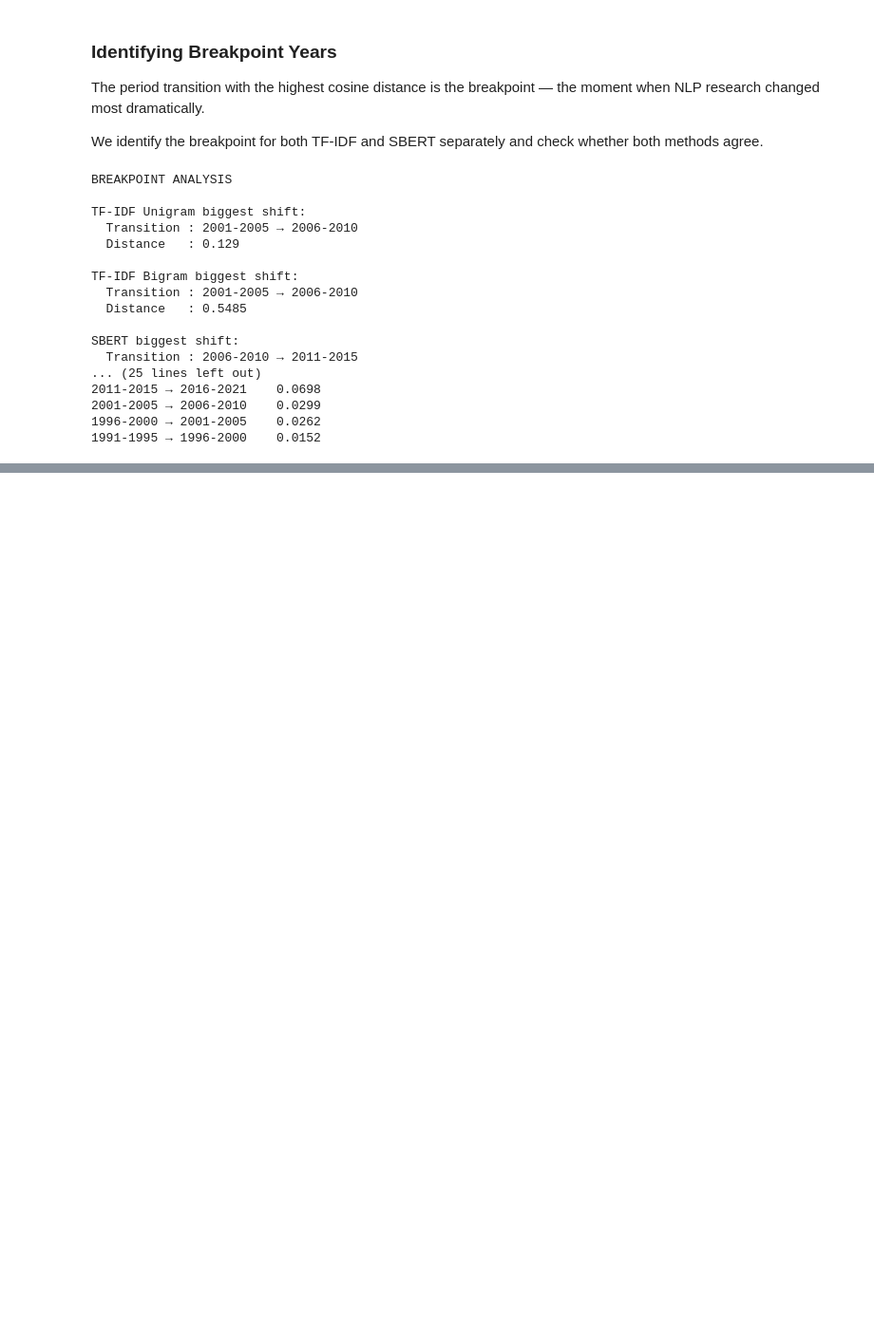
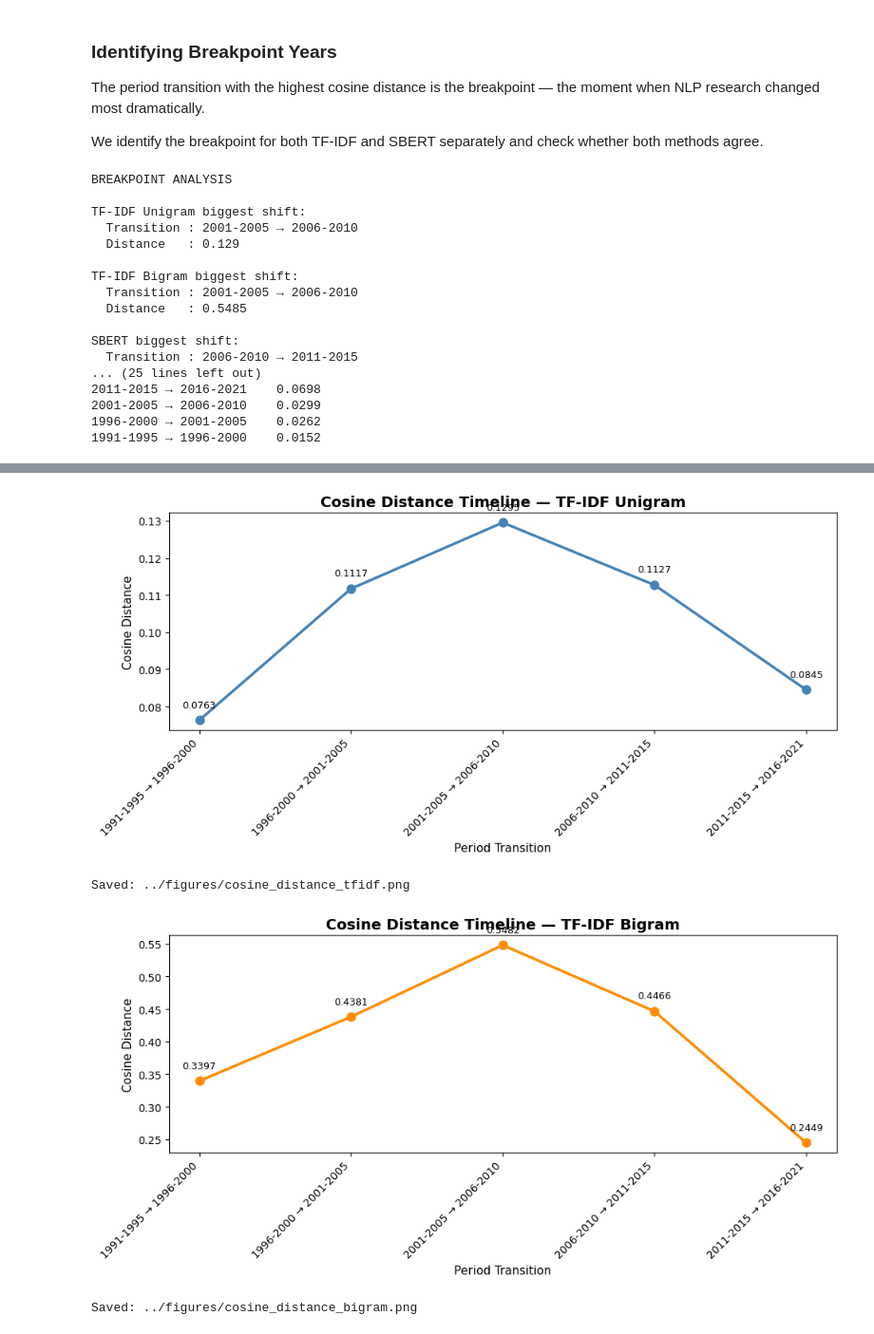
Before and after one commit to guruanand20/nlp-corpus-analysis, a Jupyter notebook: notebooks/NB02.ipynb, the cells around one changed output, grey strips where cells are left out. Shown at 95% size. Drawn from its saved outputs; the diff is of its cells as text; code cells hidden in the pictures; blank space fills up the shorter version.

Commit message:
Update nb02 with updated sbert matrix and added LDA matrix comparision

```diff
--- a/notebooks/NB02.ipynb
+++ b/notebooks/NB02.ipynb
@@ -308,7 +300,7 @@ print(f"Number of abstracts : {len(sample_data['period'])}")
 # %% [output]
 Number of abstracts : 32221
 # %%
-with open("../outputs/period_labels_full.pkl", "rb") as f:
+with open("../outputs/period_labels.pkl", "rb") as f:
     full_data = pickle.load(f)
 
 full_data['era']
@@ -747,0 +844,17 @@ SBERT biggest shift:
+# %%
+tfidf_distances  = compute_adjacent_distances(tfidf_centroids)
+bigram_distances = compute_adjacent_distances(bigram_centroids)
+sbert_distances  = compute_adjacent_distances(sbert_centroids)
+lda_distances    = compute_adjacent_distances(lda_centroids)
+
+print("TF-IDF Unigram")
+print(tfidf_distances.to_string(index=False))
+
+print("\nTF-IDF Bigram")
+print(bigram_distances.to_string(index=False))
+
+print("\nSBERT")
+print(sbert_distances.to_string(index=False))
+
+print("\nLDA")
+print(lda_distances.to_string(index=False))
@@ -747,0 +879,61 @@ SBERT biggest shift:
+# %%
+def plot_distance_timeline(df_dist, title, color, save_path):
+    plt.figure(figsize=(10, 5))
+    plt.plot(
+        df_dist["transition"],
+        df_dist["distance"],
+        marker="o",
+        linewidth=2.5,
+        color=color,
+        markersize=8
+    )
+    for _, row in df_dist.iterrows():
+        plt.annotate(
+            f"{row['distance']:.4f}",
+            (row["transition"], row["distance"]),
+            textcoords="offset points",
+            xytext=(0, 12),
+            ha="center",
+            fontsize=9
+        )
+    plt.title(title, fontsize=14, fontweight="bold")
+    plt.xlabel("Period Transition", fontsize=11)
+    plt.ylabel("Cosine Distance", fontsize=11)
+    plt.xticks(rotation=45, ha="right")
+    plt.tight_layout()
+    plt.savefig(save_path, dpi=150)
+    plt.show()
+    print(f"Saved: {save_path}")
+
+plot_distance_timeline(
+    tfidf_distances,
+    "Cosine Distance Timeline — TF-IDF Unigram",
+    color="steelblue",
+    save_path="../figures/cosine_distance_tfidf.png"
+)
+
+plot_distance_timeline(
+    bigram_distances,
+    "Cosine Distance Timeline — TF-IDF Bigram",
+    color="darkorange",
+    save_path="../figures/cosine_distance_bigram.png"
+)
+
+plot_distance_timeline(
+    sbert_distances,
+    "Cosine Distance Timeline — SBERT",
+    color="seagreen",
+    save_path="../figures/cosine_distance_sbert.png"
+)
+
+plot_distance_timeline(
+    lda_distances,
+    "Cosine Distance Timeline — LDA",
+    color="purple",
+    save_path="../figures/cosine_distance_lda.png"
+)
+# %% [output]
+[figure, added]
+Saved: ../figures/cosine_distance_tfidf.png
+[figure, added]
+Saved: ../figures/cosine_distance_bigram.png
```
Also changed, not shown: parts of 16 cells of this notebook.
